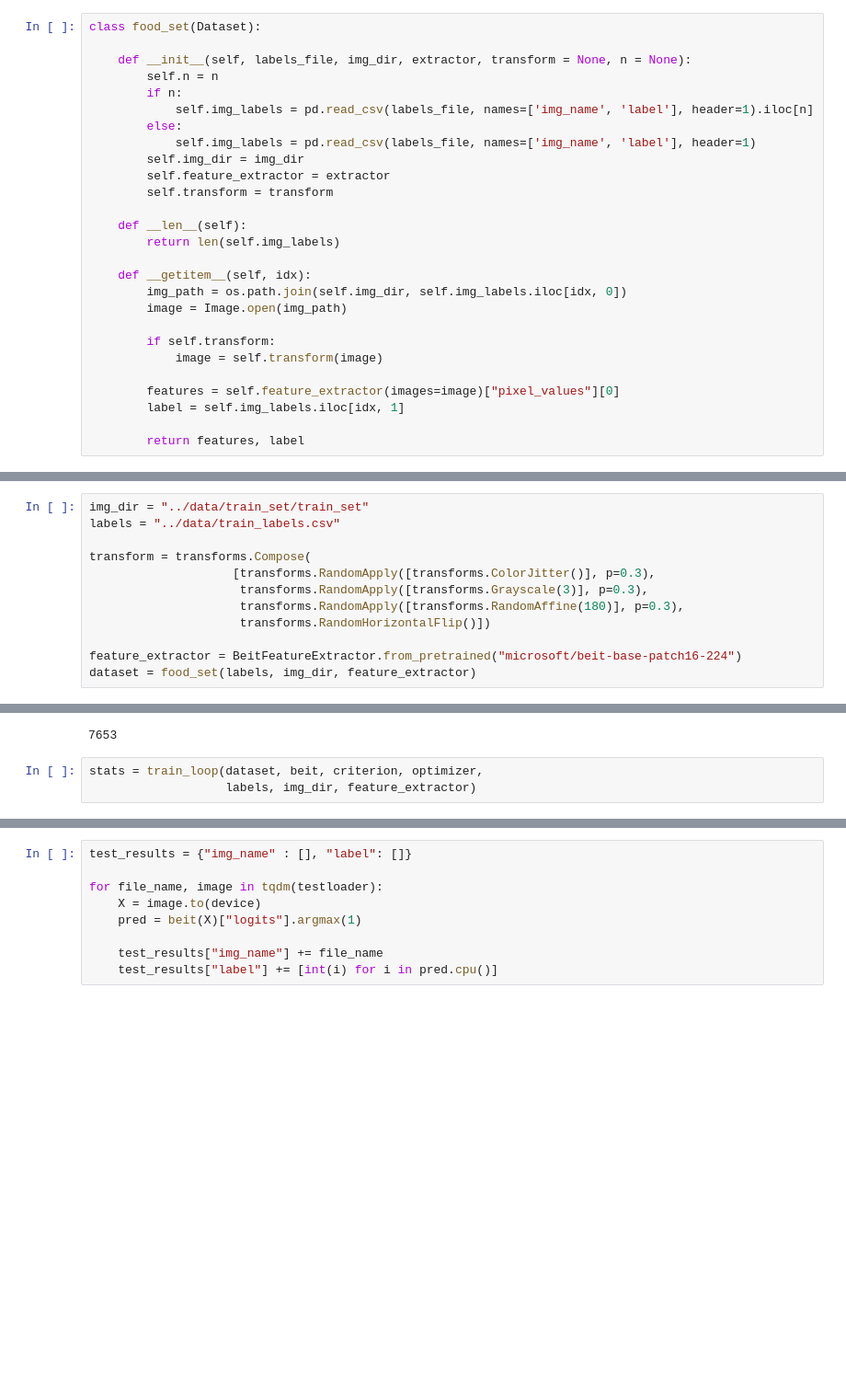
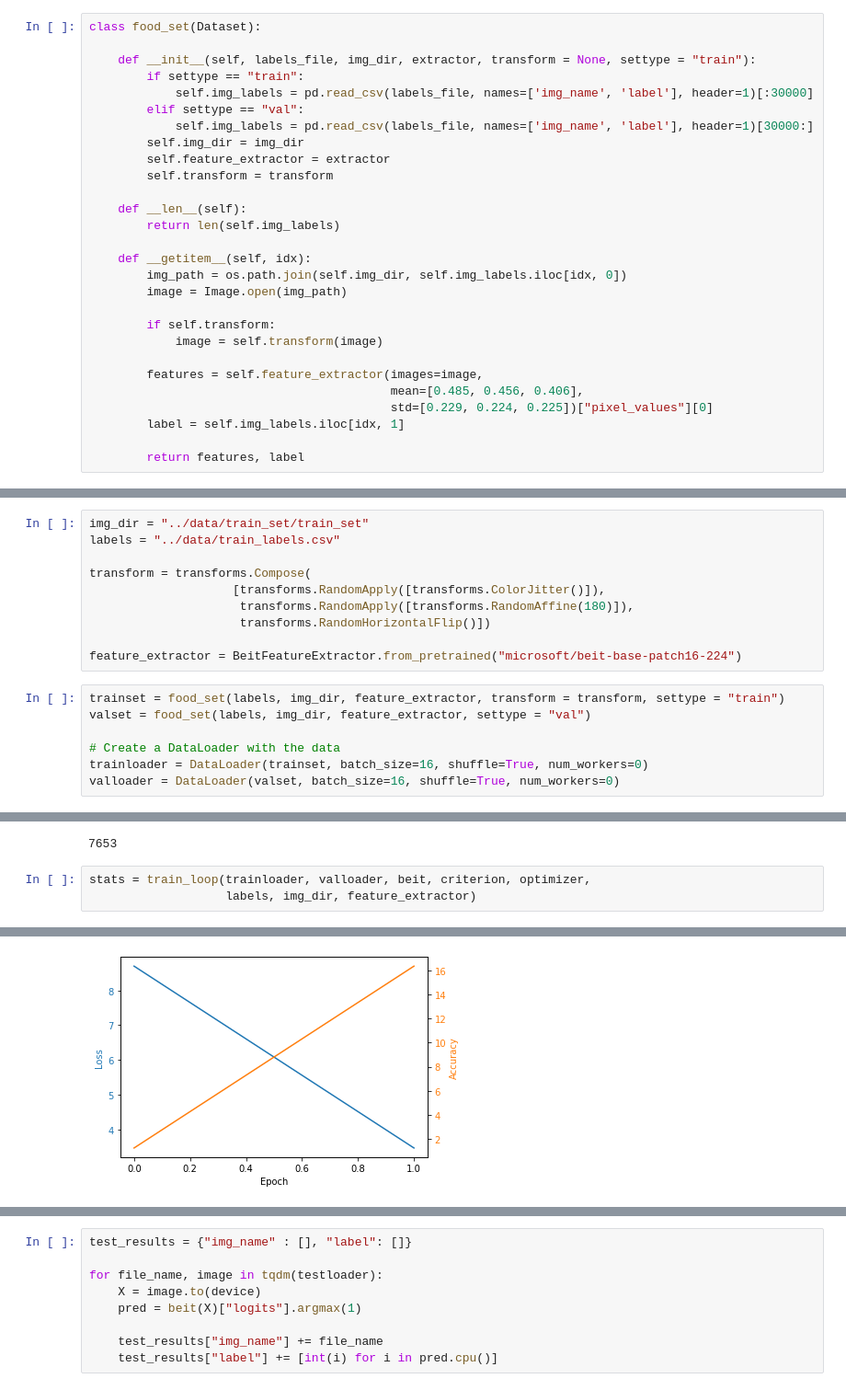
Before and after one commit to Roan-Schellingerhout/AML_project, a Jupyter notebook: models/BEiT.ipynb, the cells around one changed output, grey strips where cells are left out. Shown: that part at 92% size. Cells and saved outputs as stored; diff of their text form; blank space fills up the shorter version.

```diff
--- a/models/BEiT.ipynb
+++ b/models/BEiT.ipynb
@@ -32,12 +32,11 @@ device
 # %%
 class food_set(Dataset):
 
-    def __init__(self, labels_file, img_dir, extractor, transform = None, n = None):
-        self.n = n
-        if n:
-            self.img_labels = pd.read_csv(labels_file, names=['img_name', 'label'], header=1).iloc[n]
-        else:
-            self.img_labels = pd.read_csv(labels_file, names=['img_name', 'label'], header=1)
+    def __init__(self, labels_file, img_dir, extractor, transform = None, settype = "train"):
+        if settype == "train":
+            self.img_labels = pd.read_csv(labels_file, names=['img_name', 'label'], header=1)[:30000]
+        elif settype == "val":
+            self.img_labels = pd.read_csv(labels_file, names=['img_name', 'label'], header=1)[30000:]
         self.img_dir = img_dir
         self.feature_extractor = extractor
         self.transform = transform
@@ -52,7 +51,9 @@ class food_set(Dataset):
         if self.transform:
             image = self.transform(image)
 
-        features = self.feature_extractor(images=image)["pixel_values"][0]
+        features = self.feature_extractor(images=image,
+                                          mean=[0.485, 0.456, 0.406],
+                                          std=[0.229, 0.224, 0.225])["pixel_values"][0]
         label = self.img_labels.iloc[idx, 1]
 
         return features, label
@@ -195,13 +184,18 @@ img_dir = "../data/train_set/train_set"
 labels = "../data/train_labels.csv"
 
 transform = transforms.Compose(
-                    [transforms.RandomApply([transforms.ColorJitter()], p=0.3),
-                     transforms.RandomApply([transforms.Grayscale(3)], p=0.3),
-                     transforms.RandomApply([transforms.RandomAffine(180)], p=0.3),
+                    [transforms.RandomApply([transforms.ColorJitter()]),
+                     transforms.RandomApply([transforms.RandomAffine(180)]),
                      transforms.RandomHorizontalFlip()])
 
 feature_extractor = BeitFeatureExtractor.from_pretrained("microsoft/beit-base-patch16-224")
-dataset = food_set(labels, img_dir, feature_extractor)
+# %%
+trainset = food_set(labels, img_dir, feature_extractor, transform = transform, settype = "train")
+valset = food_set(labels, img_dir, feature_extractor, settype = "val")
+
+# Create a DataLoader with the data
+trainloader = DataLoader(trainset, batch_size=16, shuffle=True, num_workers=0)
+valloader = DataLoader(valset, batch_size=16, shuffle=True, num_workers=0)
 # %%
 test_set = food_test("../data/test_set/test_set", feature_extractor)
 testloader = DataLoader(test_set, batch_size = 16)
@@ -210,6 +204,6 @@ len(test_set)
 # %% [output]
 7653
 # %%
-stats = train_loop(dataset, beit, criterion, optimizer,
+stats = train_loop(trainloader, valloader, beit, criterion, optimizer,
                    labels, img_dir, feature_extractor)
 # %% [output]
@@ -216,0 +223 @@ loss: 4.671617  [    0/24488] epoch: 1
+[figure, added]
```
Also changed, not shown: parts of 8 cells of this notebook, 4 other files.
